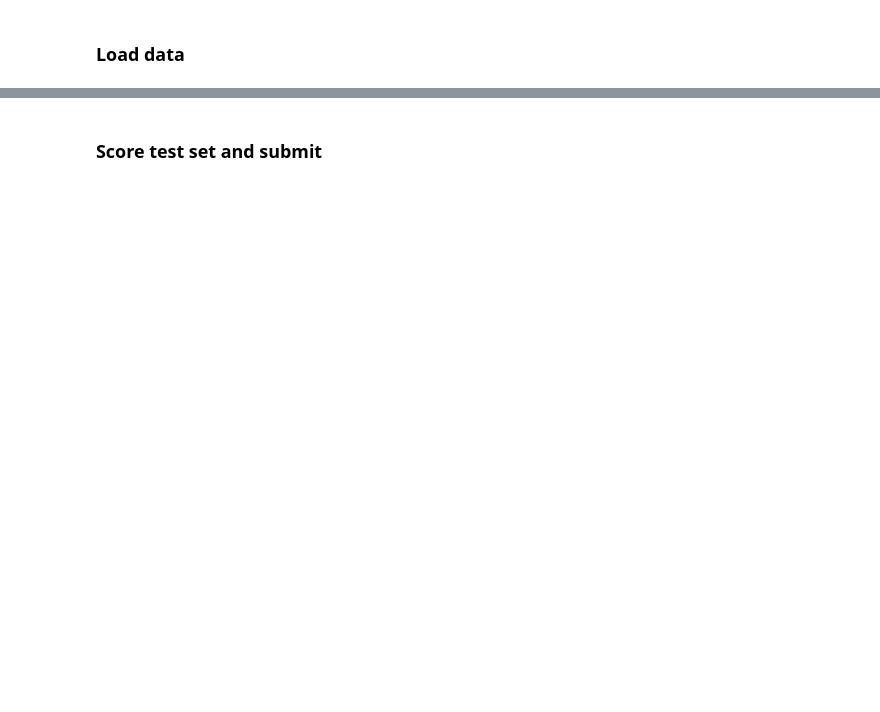
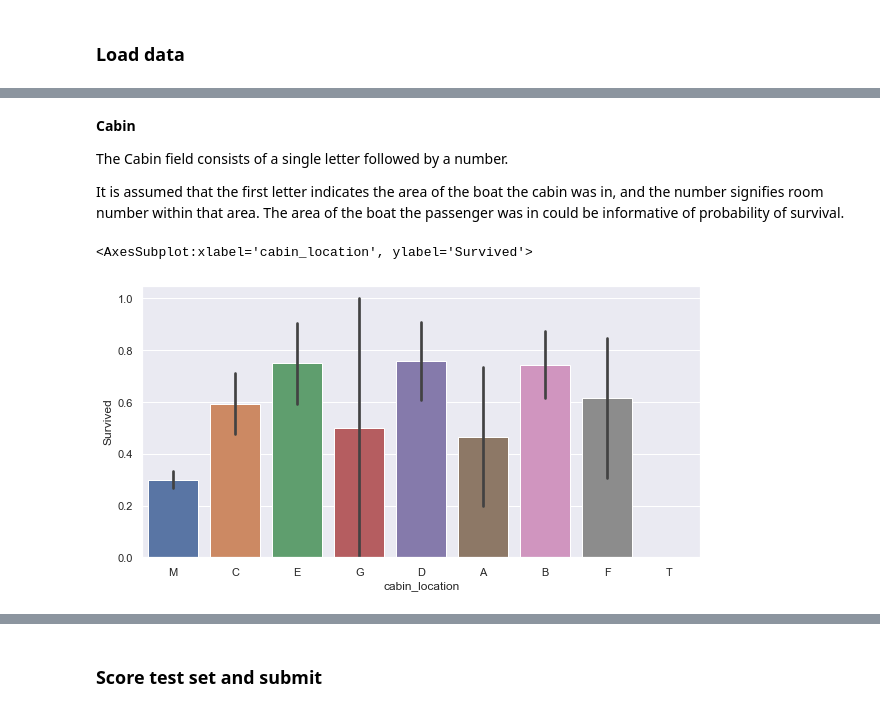
Before and after one commit to jdidcote/kaggle-competitions, a Jupyter notebook: Titanic/Titanic.ipynb, the cells around one changed output, grey strips where cells are left out. Cells and saved outputs as stored; diff of their text form; code cells hidden in the pictures; blank space fills up the shorter version.

```diff
--- a/Titanic/Titanic.ipynb
+++ b/Titanic/Titanic.ipynb
@@ -216,0 +123,23 @@ baseline_performance = AutoMLBaseline(X, y, scoring="accuracy", n_cv=3).run_expe
+# %% [markdown]
+**Cabin**
+
+The Cabin field consists of a single letter followed by a number.
+
+It is assumed that the first letter indicates the area of the boat the cabin was in, and the number signifies room number within that area. The area of the boat the passenger was in could be informative of probability of survival.
+# %%
+def extract_cabin_features(df):
+    # Create cabin location and number cols
+    df["cabin_location"] = df["Cabin"].str.slice(0, 1)
+
+    # Impute
+    df["cabin_location"].fillna("M", inplace=True)
+    df.drop("Cabin", axis=1, inplace=True)
+
+    return df
+
+_ = train.copy()
+_ = extract_cabin_features(_)
+sns.barplot(data=_, x="cabin_location", y="Survived")
+# %% [output]
+<AxesSubplot:xlabel='cabin_location', ylabel='Survived'>
+[figure, added]
```
Also changed, not shown: parts of 68 cells of this notebook, 2 other files.
